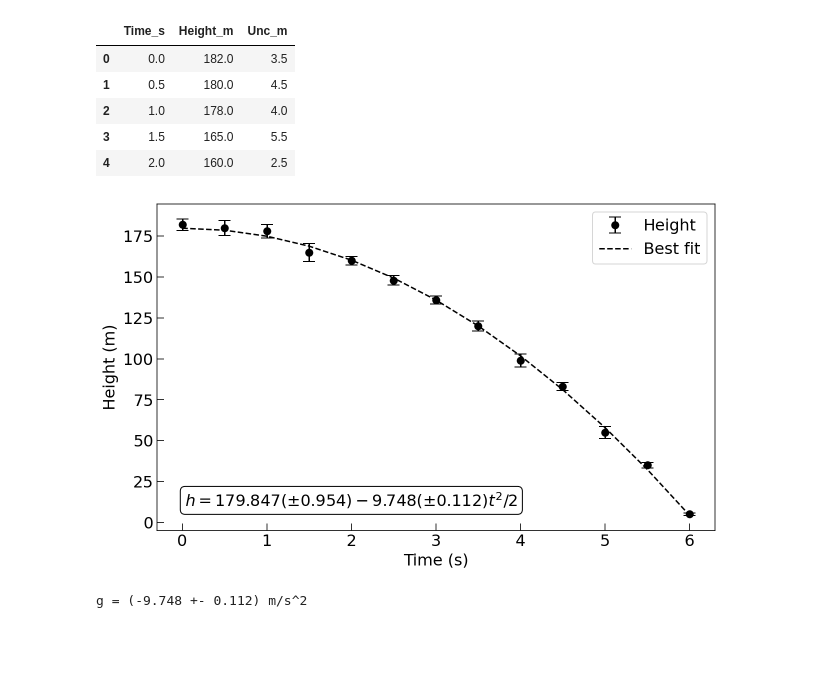
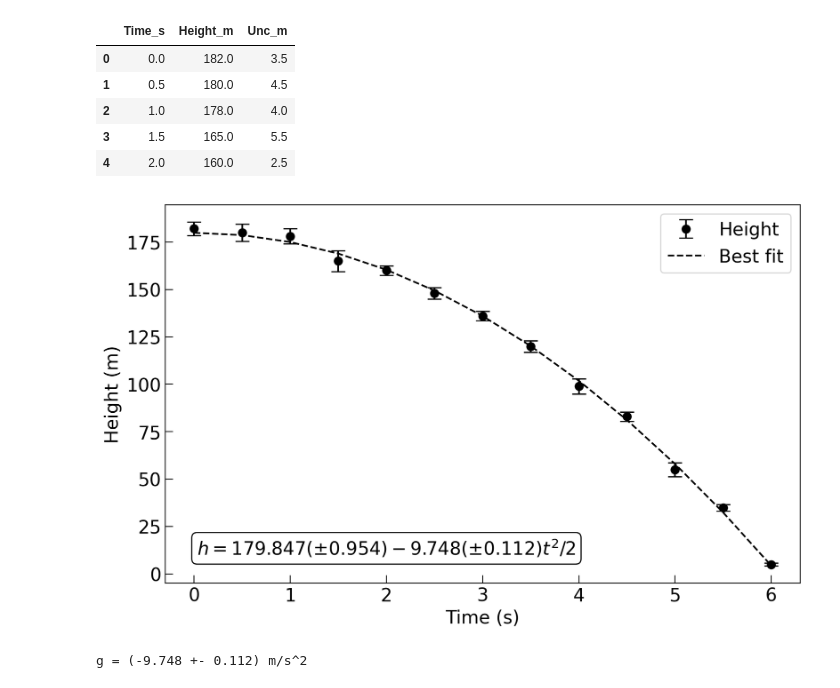
Before and after one commit to amavicpos/other-files, a Jupyter notebook: Scientific computing with Python/C4_notebook.ipynb, the cells around one changed output. Drawn from its saved outputs; the diff is of its cells as text; code cells hidden in the pictures; blank space fills up the shorter version.

Commit message:
Change plot style

```diff
--- a/Scientific computing with Python/C4_notebook.ipynb
+++ b/Scientific computing with Python/C4_notebook.ipynb
@@ -7,6 +7,7 @@ import pandas as pd
 from scipy.optimize import curve_fit
 import matplotlib.lines as mlines
 
+plt.style.use('default')
 plt.rcParams.update({'font.size':16})
 # %% [markdown]
 Don't open csv files in excel!!! If not numbers are going to get rounded up
@@ -210,6 +210,8 @@ data_2.head()
 | 3 | 1.5 | 165.0 | 5.5 |
 | 4 | 2.0 | 160.0 | 2.5 |
 # %%
+plt.style.use('default')
+plt.rcParams.update({'font.size':16})
 fig = plt.figure(figsize=(10,6))
 ax = fig.add_subplot(1,1,1)
 ax.errorbar(data_2['Time_s'], data_2[' Height_m'],
@@ -223,32 +225,32 @@ ax.errorbar(data_2['Time_s'], data_2[' Height_m'],
             label='Height')
 
 ax.set_xlabel('Time (s)')
 ax.set_ylabel('Height (m)')
 
 ax.tick_params(direction='in', length=7)
 
 def curve(x, g, intercept):
     return 0.5*g*np.array(x)**2 + intercept
 
 popt_2, pcov_2 = curve_fit(curve, data_2['Time_s'], data_2[' Height_m'])
 g = popt_2[0]
 intercept = popt_2[1]
 err_g = np.sqrt(float(pcov_2[0][0]))
 err_intercept = np.sqrt(float(pcov_2[1][1]))
 
 ax.plot(data_2['Time_s'], 0.5*g*np.array(data_2['Time_s'])**2 + intercept,
          linestyle='--',
          color='black',
          label='Best fit')
 
 handles, labels = ax.get_legend_handles_labels()
 ax.legend(handles[::-1],labels[::-1],loc=0, numpoints=1)
 annotation ='$h = {0:.3f} ( \pm {1:.3f}) {2:.3f} ( \pm {3:.3f})t^2/2$'.format(intercept, err_intercept, g, err_g)
 ax.annotate(annotation, xy=(2, 10), xycoords='data', ha='center', bbox=dict(boxstyle="round", fc="w"))
 
 plt.savefig('data/g_plot.pdf')
 plt.show()
 print('g = ({0:.3f} +- {1:.3f}) m/s^2'.format(g, err_g))
 # %% [output]
-[figure, old version]
+[figure, new version]
 g = (-9.748 +- 0.112) m/s^2
```
Also changed, not shown: parts of 3 cells of this notebook, 3 other files.
